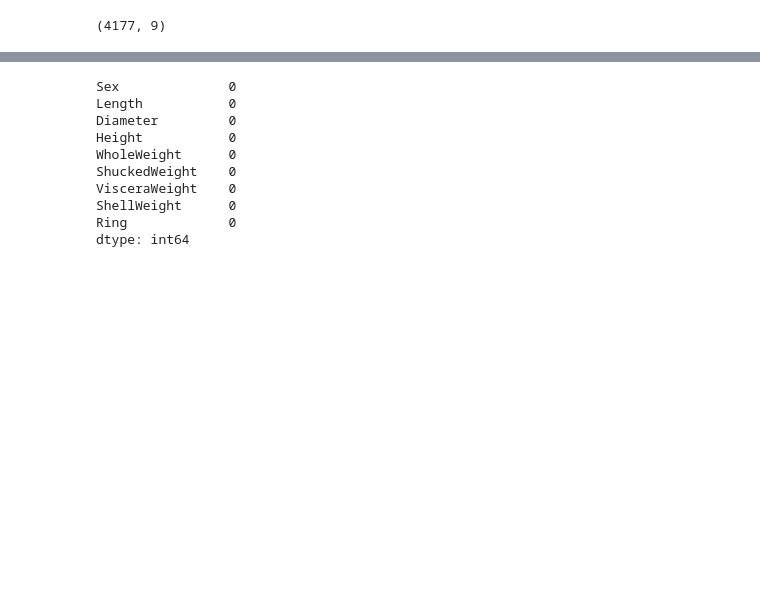
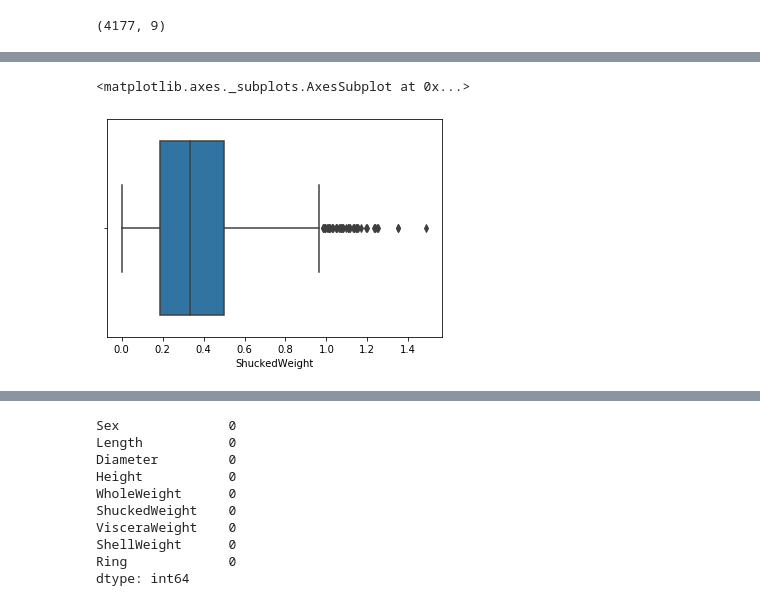
Before and after one commit to litchilin/final-project, a Jupyter notebook: final-project.ipynb, the cells around one changed output, grey strips where cells are left out. Cells and saved outputs as stored; diff of their text form; code cells hidden in the pictures; blank space fills up the shorter version.

```diff
--- a/final-project.ipynb
+++ b/final-project.ipynb
@@ -60,0 +82,5 @@ No missing value in data set.
+# %%
+sns.boxplot(x=data['ShuckedWeight'])
+# %% [output]
+<matplotlib.axes._subplots.AxesSubplot at 0x...>
+[figure, added]
```
Also changed, not shown: parts of 41 cells of this notebook.
